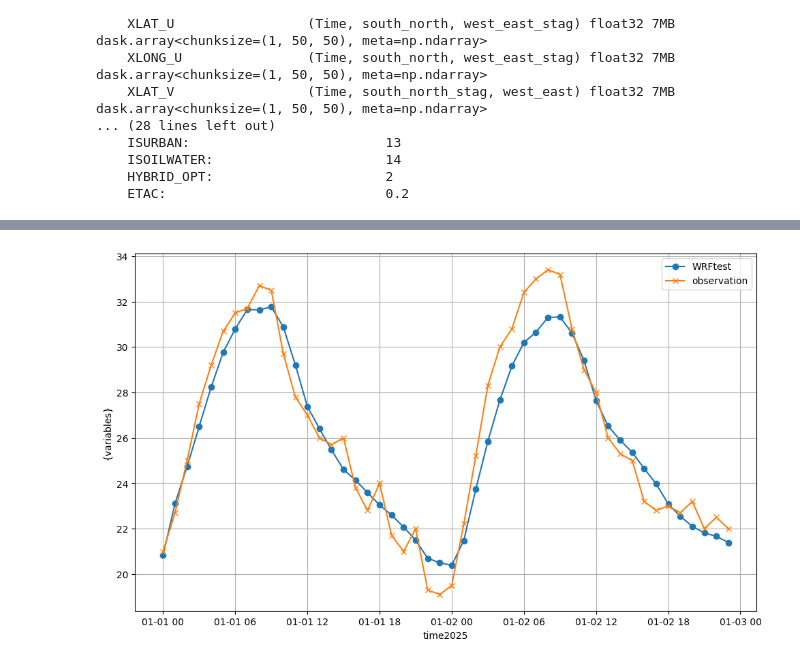
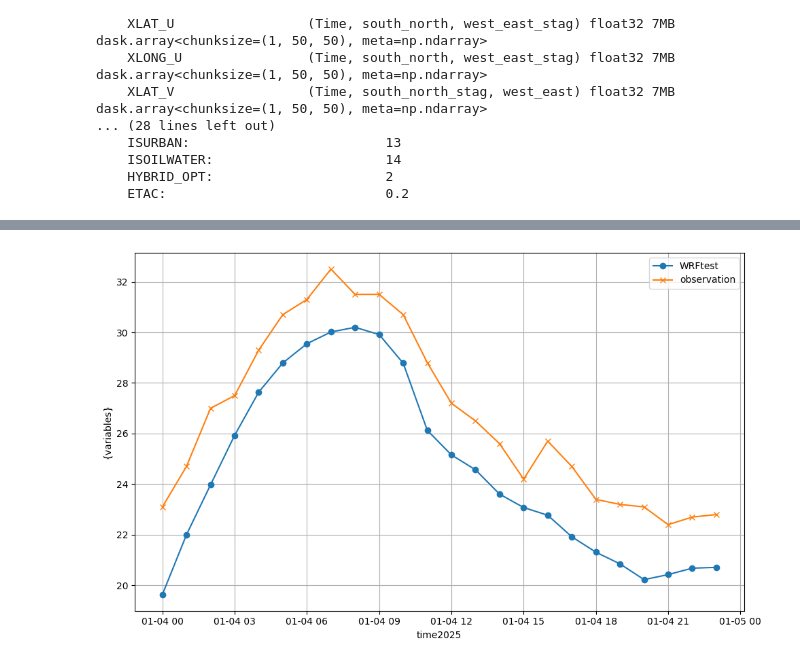
Before and after one commit to AtmosSciTools/WRF_tools, a Jupyter notebook: notebooks/visualization/20_timeseries_point.ipynb, the cells around one changed output, grey strips where cells are left out. Saved outputs shown, nothing was run; the diff lists cells and outputs as text; code cells hidden in the pictures.

Commit message:
fix some error anout index

```diff
--- a/notebooks/visualization/20_timeseries_point.ipynb
+++ b/notebooks/visualization/20_timeseries_point.ipynb
@@ -11,13 +11,13 @@ import matplotlib.pyplot as plt
 # USER SETTINGS
 # ----------------------
 domain_id = 'Bangkok'
-station_id = "THM00048419"
+station_id = "THM00048420"
 dataset    = "GHCNh"         # used to form the obs filename
 year       = 2025
 setting = "test"
 
 data_dir = os.getenv('SAMPLE_DATA')
-wrf_glob   =  os.path.join(data_dir, f"wrf_output/{domain_id}/wrfout_d03_*")  # pattern for wrfout files in the working dir
+wrf_glob   =  os.path.join(data_dir, f"simulation/wrf_output/{domain_id}/wrfout_d03_*")  # pattern for wrfout files in the working dir
 obs_dir = os.path.join(data_dir, f"point_data/{dataset}/{year}/")
 stations_csv = os.path.join(data_dir, f"point_data/{dataset}/summaries/stations_summary.csv")
 extract_wrf_dir = os.path.join(data_dir, f"/WRF/{year}/")
@@ -208,6 +208,9 @@ def extract_wrf_timeseries(ds, j, i, variable_map, needed_vars):
         if wrf_var == "T2":
             data[obs_name] = wrf_data["T2"] - 273.15  # K → °C
 
+        elif wrf_var == "PSFC":
+            data[obs_name] = wrf_data["PSFC"] / 100.0  # Pa → hPa
+
         elif wrf_var == "RAINC+RAINNC":
             data[obs_name] = wrf_data["RAINC"] + wrf_data["RAINNC"]
 
@@ -279,20 +282,21 @@ def extract_observation_daya(obs_dir, dataset, station_id, year):
         raise FileNotFoundError(f"Observation file not found: {obs_path}")
 
     # Try to parse time; guess time column
-    obs_df = pd.read_csv(obs_path)
+    obs_df = pd.read_csv(obs_path, index_col=0)
+    obs_df.index = pd.to_datetime(obs_df.index)
 
-    # Find a likely datetime column
-    time_col_candidates = [c for c in obs_df.columns if c.lower() in ("time","datetime","date","timestamp")]
-    if time_col_candidates:
-        tcol = time_col_candidates[0]
-        obs_df[tcol] = pd.to_datetime(obs_df[tcol])
-        obs_df = obs_df.set_index(tcol)
-    else:
-        # If no explicit time column, attempt to parse the index
-        try:
-            obs_df.index = pd.to_datetime(obs_df.index)
-        except Exception:
-            raise ValueError("Could not find/parse a datetime column in observations.")
+    # # Find a likely datetime column
+    # time_col_candidates = [c for c in obs_df.columns if c.lower() in ("time","datetime","date","timestamp")]
+    # if time_col_candidates:
+    #     tcol = time_col_candidates[0]
+    #     obs_df[tcol] = pd.to_datetime(obs_df[tcol])
+    #     obs_df = obs_df.set_index(tcol)
+    # else:
+    #     # If no explicit time column, attempt to parse the index
+    #     try:
+    #         obs_df.index = pd.to_datetime(obs_df.index)
+    #     except Exception:
+    #         raise ValueError("Could not find/parse a datetime column in observations.")
 
     obs_df = obs_df[variable_map.keys()]
     obs_df[start_date:end_date]
@@ -300,4 +304,5 @@ def extract_observation_daya(obs_dir, dataset, station_id, year):
     return obs_df
 
 obs_df = extract_observation_daya(obs_dir, dataset, station_id, year)
+obs_df
 # %% [output]
@@ -305,35 +322,35 @@ FileNotFoundError: Observation file not found: ../../sample_data/point_data/GHCN
 # %%
 # ----------------------
 # 5) Quick comparison stats (bias/RMSE) for mapped variables that exist on both sides
 # ----------------------
 
 odir = 'fig/'
 def time_variation_graph(station, variables, start_date, end_date):
 
     # sim, obs = data_formatting(station, start_date, end_date)
     y_sim = wrf_df[start_date:end_date][variables]
     y_obs = obs_df[start_date:end_date][variables]
     x = y_obs.index
 
     # グラフを描画
     plt.figure(figsize=(10, 6))
     plt.plot(x, y_sim, label=f'WRF{setting}', marker='o')
     plt.plot(x, y_obs, label='observation', marker='x')
 
     # グラフの体裁を整える
     plt.xlabel(f'time{year}')
     plt.ylabel('{variables}')
     #plt.title('時刻ごとの気温変化')
     plt.legend()
     plt.grid(True)
     plt.tight_layout()
 
     # plt.savefig(odir + 'time_variation_graph.png')
     plt.show()
 
-time_variation_graph(station_id, "temperature", start_date='2025-01-01 00:00:00', end_date='2025-01-02 23:00:00')
+time_variation_graph(station_id, "temperature", start_date='2025-01-04 00:00:00', end_date='2025-01-04 23:00:00')
 # %% [output]
-[figure, old version]
+[figure, new version]
 # %%
 # ----------------------
 # 6) Quick comparison stats (bias/RMSE) for mapped variables that exist on both sides
```
Also changed, not shown: parts of 6 cells of this notebook.
